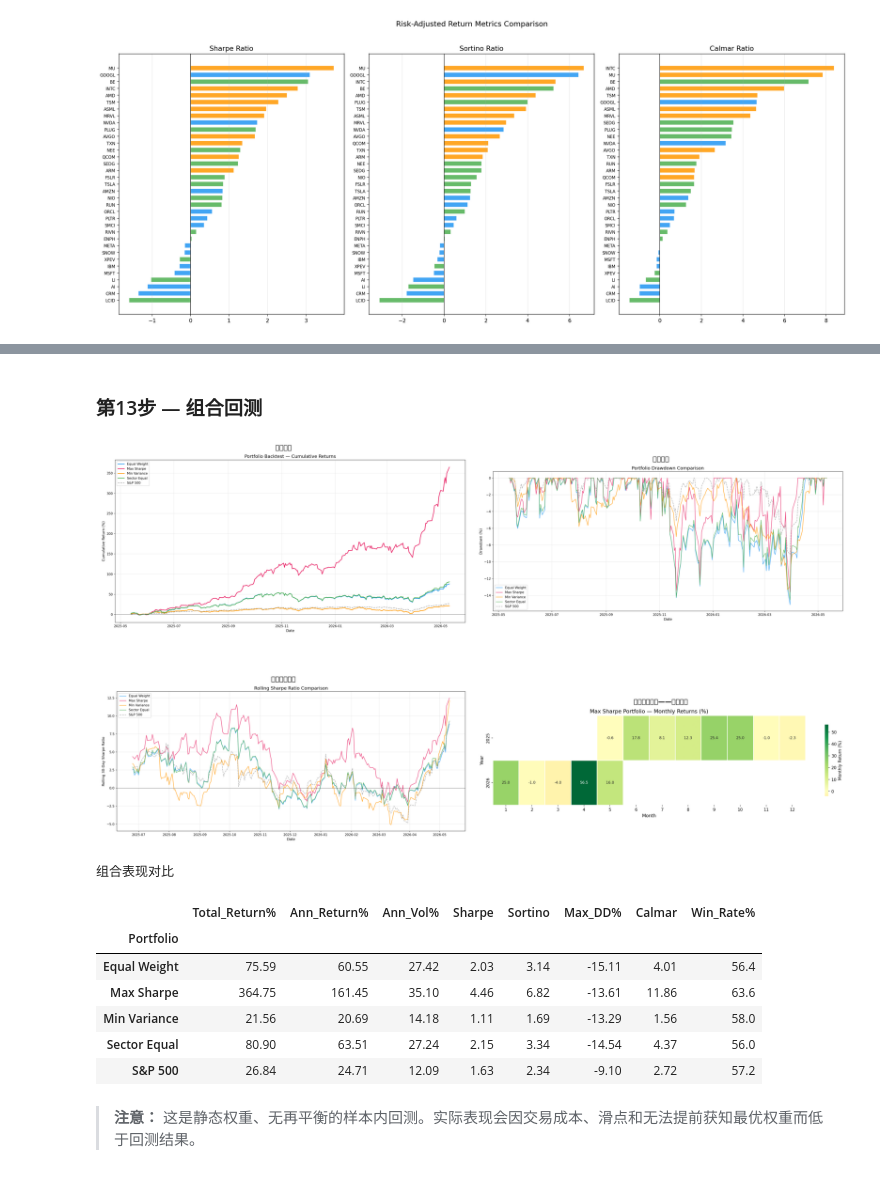
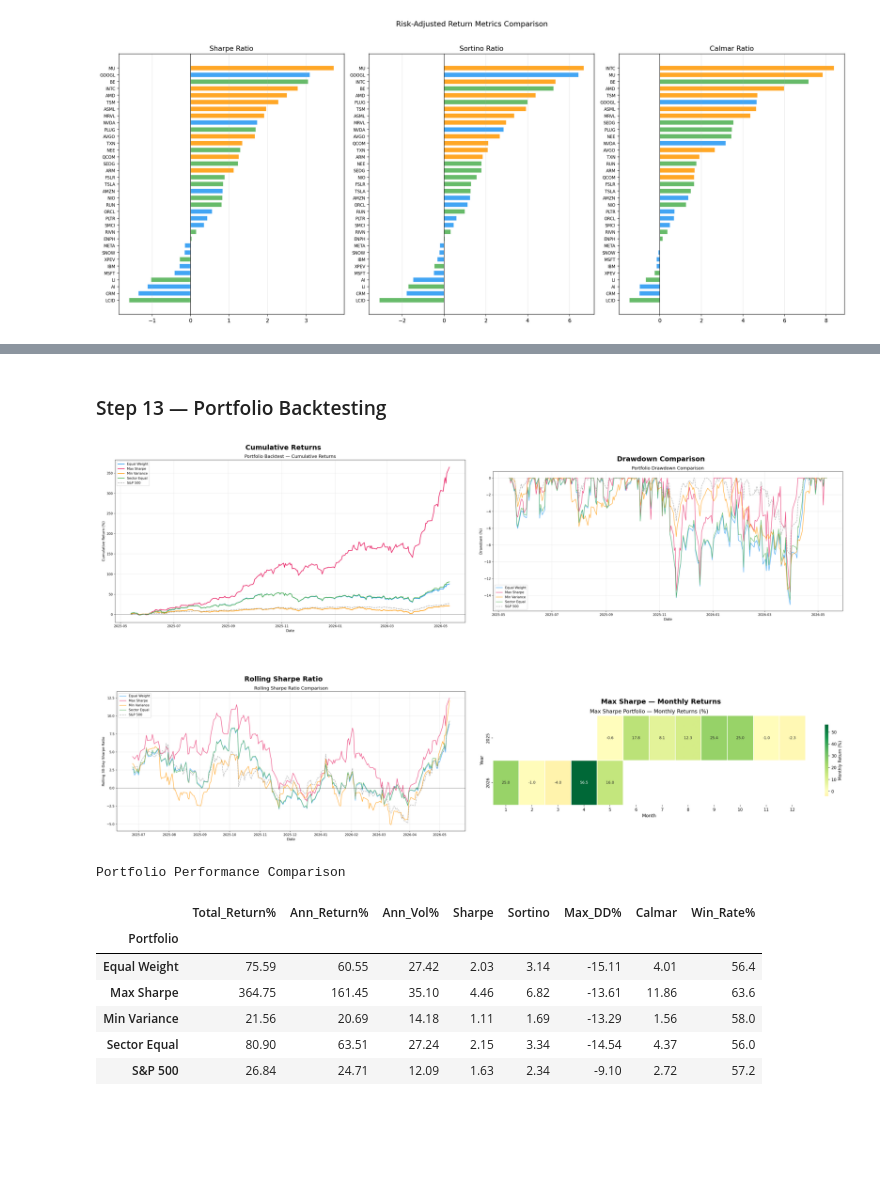
Before and after one commit to Key07211/AI-and-Chips-stock-analysis, a Jupyter notebook: report.ipynb, the cells around one changed output, grey strips where cells are left out. Drawn from its saved outputs; the diff is of its cells as text; code cells hidden in the pictures; blank space fills up the shorter version.

```diff
--- a/report.ipynb
+++ b/report.ipynb
@@ -34,10 +34,10 @@ CHART = Path("charts")
 # %%
 fig, axes = plt.subplots(2, 2, figsize=(22, 16))
 charts = [
-    (CHART / "Part6_Portfolio/Step12_EfficientFrontier/efficient_frontier.png", "有效前沿"),
-    (CHART / "Part6_Portfolio/Step13_Backtest/cumulative_returns.png", "回测——累计收益"),
-    (CHART / "Part5_Risk/Step11_RiskMetrics/risk_return_quadrant.png", "风险-收益象限图"),
-    (CHART / "Part6_Portfolio/Step13_Backtest/drawdown_comparison.png", "组合回撤对比"),
+    (CHART / "Part6_Portfolio/Step12_EfficientFrontier/efficient_frontier.png", "Efficient Frontier"),
+    (CHART / "Part6_Portfolio/Step13_Backtest/cumulative_returns.png", "Backtest — Cumulative Returns"),
+    (CHART / "Part5_Risk/Step11_RiskMetrics/risk_return_quadrant.png", "Risk-Return Quadrant"),
+    (CHART / "Part6_Portfolio/Step13_Backtest/drawdown_comparison.png", "Portfolio Drawdown Comparison"),
 ]
 for ax, (path, title) in zip(axes.flat, charts):
     ax.imshow(mpimg.imread(str(path)))
@@ -275,9 +245,9 @@ plt.show()
 # %%
 fig, axes = plt.subplots(1, 3, figsize=(26, 8))
 imgs = [
-    (CHART / "Part4_LeadLag/Step8_LaggedCorrelation/lag1_heatmap.png", "Lag-1 相关性矩阵"),
-    (CHART / "Part4_LeadLag/Step9_Leadership/leadership_score.png", "领导力评分"),
-    (CHART / "Part4_LeadLag/Step9_Leadership/influence_flow.png", "影响力流向"),
+    (CHART / "Part4_LeadLag/Step8_LaggedCorrelation/lag1_heatmap.png", "Lag-1 Correlation Matrix"),
+    (CHART / "Part4_LeadLag/Step9_Leadership/leadership_score.png", "Leadership Score"),
+    (CHART / "Part4_LeadLag/Step9_Leadership/influence_flow.png", "Influence Flow"),
 ]
 for ax, (path, title) in zip(axes, imgs):
     ax.imshow(mpimg.imread(str(path)))
@@ -480,27 +449,27 @@ display(pd.DataFrame(alloc).set_index("组合"))
-# %% [markdown]
-### 第13步 — 组合回测
+# %% [markdown]
+### Step 13 — Portfolio Backtesting
 # %%
 fig, axes = plt.subplots(2, 2, figsize=(22, 14))
 imgs = [
-    (CHART / "Part6_Portfolio/Step13_Backtest/cumulative_returns.png", "累计收益"),
-    (CHART / "Part6_Portfolio/Step13_Backtest/drawdown_comparison.png", "回撤对比"),
-    (CHART / "Part6_Portfolio/Step13_Backtest/rolling_sharpe.png", "滚动夏普比率"),
-    (CHART / "Part6_Portfolio/Step13_Backtest/monthly_returns_heatmap.png", "最大夏普组合——月度收益"),
+    (CHART / "Part6_Portfolio/Step13_Backtest/cumulative_returns.png", "Cumulative Returns"),
+    (CHART / "Part6_Portfolio/Step13_Backtest/drawdown_comparison.png", "Drawdown Comparison"),
+    (CHART / "Part6_Portfolio/Step13_Backtest/rolling_sharpe.png", "Rolling Sharpe Ratio"),
+    (CHART / "Part6_Portfolio/Step13_Backtest/monthly_returns_heatmap.png", "Max Sharpe — Monthly Returns"),
 ]
 for ax, (path, title) in zip(axes.flat, imgs):
     ax.imshow(mpimg.imread(str(path)))
     ax.set_title(title, fontsize=14, fontweight="bold")
     ax.axis("off")
 plt.tight_layout(pad=2)
 plt.show()
 # %% [output]
-[figure, old version]
+[figure, new version]
 # %%
-print("组合表现对比")
+print("Portfolio Performance Comparison")
 portfolio_perf = pd.read_csv(CHART / "Part6_Portfolio/Step13_Backtest/portfolio_performance.csv")
 display(portfolio_perf.set_index("Portfolio"))
 # %% [output]
-组合表现对比
+Portfolio Performance Comparison
 |  | Total_Return% | Ann_Return% | Ann_Vol% | Sharpe | Sortino | Max_DD% | Calmar | Win_Rate% |
 | Portfolio |  |  |  |  |  |  |  |  |
 | Equal Weight | 75.59 | 60.55 | 27.42 | 2.03 | 3.14 | -15.11 | 4.01 | 56.4 |
@@ -508,5 +477,3 @@ display(portfolio_perf.set_index("Portfolio"))
 | Min Variance | 21.56 | 20.69 | 14.18 | 1.11 | 1.69 | -13.29 | 1.56 | 58.0 |
 | Sector Equal | 80.90 | 63.51 | 27.24 | 2.15 | 3.34 | -14.54 | 4.37 | 56.0 |
 | S&P 500 | 26.84 | 24.71 | 12.09 | 1.63 | 2.34 | -9.10 | 2.72 | 57.2 |
-# %% [markdown]
-> **注意：** 这是静态权重、无再平衡的样本内回测。实际表现会因交易成本、滑点和无法提前获知最优权重而低于回测结果。
```
Also changed, not shown: parts of 48 cells of this notebook.
